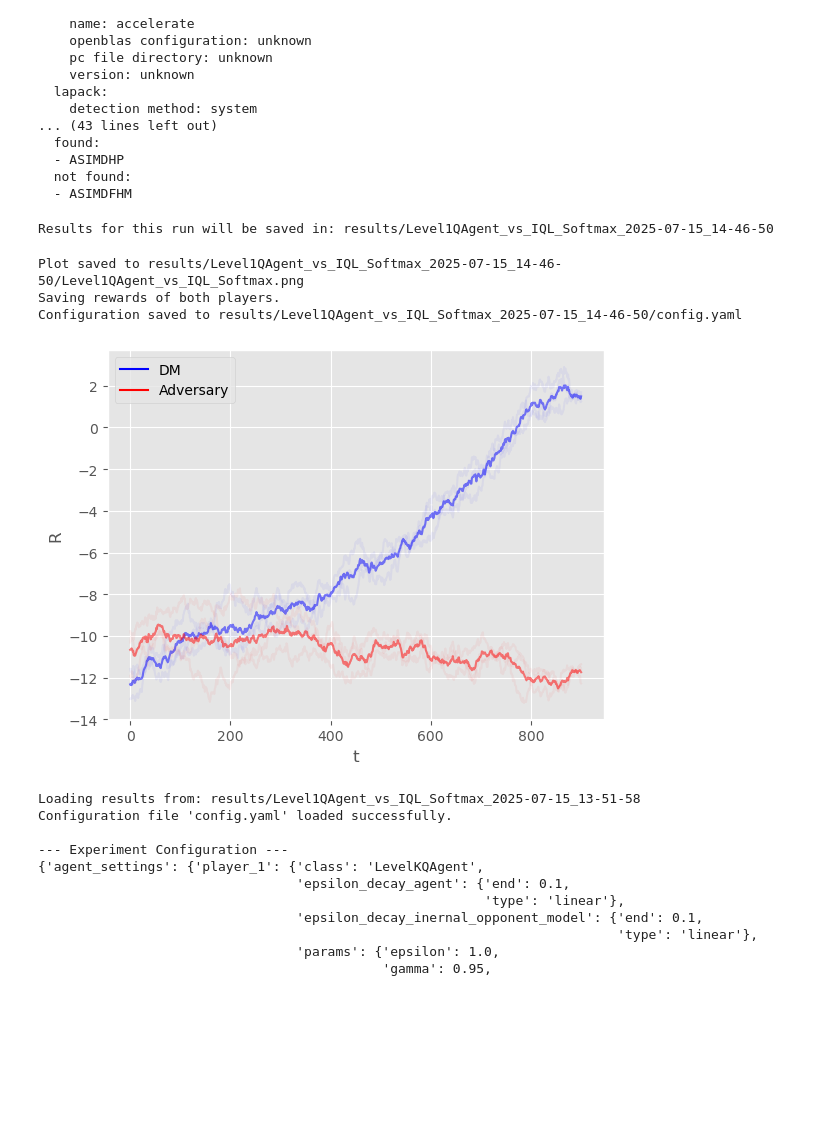
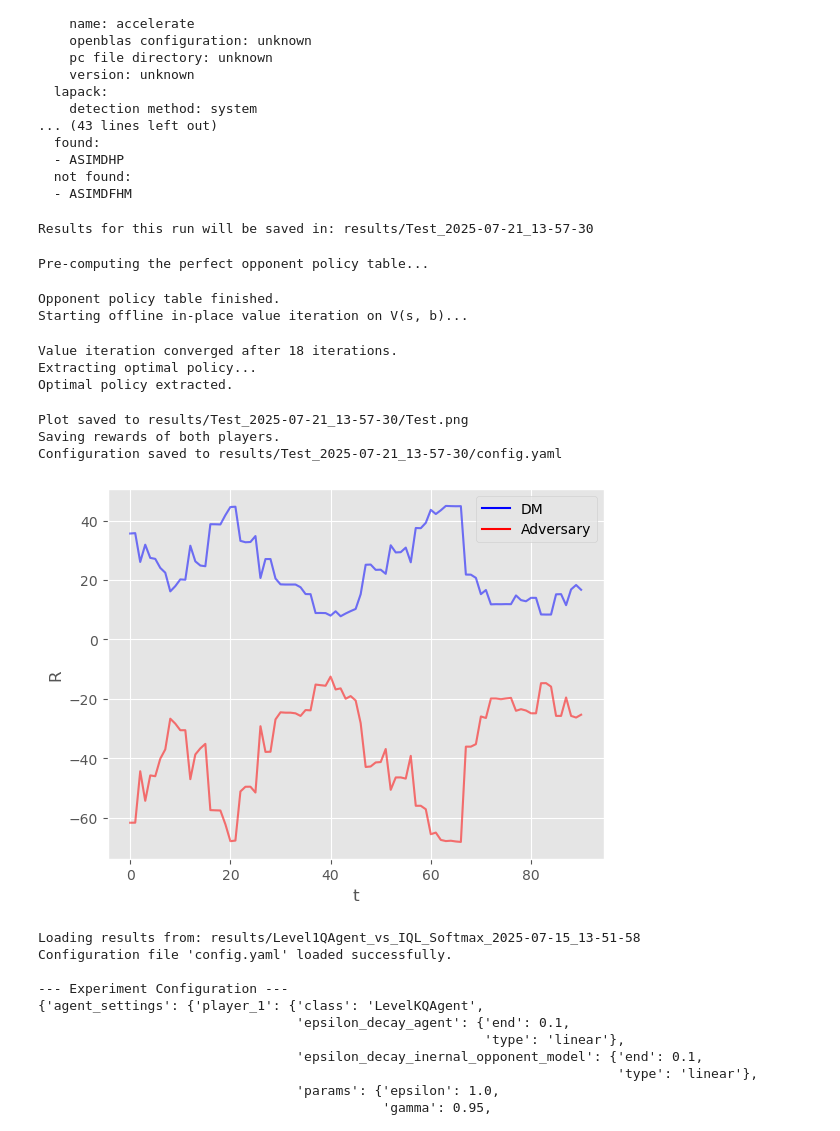
Before and after one commit to Ruzejjur/ARAMARL_TMDP_DP, a Jupyter notebook: TMDP_DP/CoinGame_experiments.ipynb, the cells around one changed output. Saved outputs shown, nothing was run; the diff lists cells and outputs as text; code cells hidden in the pictures; blank space fills up the shorter version.

Commit message:
Added fully functioning version of experiment runner based on yaml config
Tested agains old script

```diff
--- a/TMDP_DP/CoinGame_experiments.ipynb
+++ b/TMDP_DP/CoinGame_experiments.ipynb
@@ -39,15 +35,21 @@ t0 = time.time(); C = A @ B; print("sec:", time.time() - t0)
 # %%
 # Load configuration and run the experiment
 config_file = 'configs/config.yaml'
 config = load_config(config_file)
 
-results_path = run_experiment(config, log_trajectory=True)
+results_path = run_experiment(config, log_trajectory=False)
 # %% [output]
-Results for this run will be saved in: results/Level1QAgent_vs_IQL_Softmax_2025-07-15_14-46-50
+Results for this run will be saved in: results/Test_2025-07-21_13-57-30
-Plot saved to results/Level1QAgent_vs_IQL_Softmax_2025-07-15_14-46-50/Level1QAgent_vs_IQL_Softmax.png
-Saving rewards of both players.
-Configuration saved to results/Level1QAgent_vs_IQL_Softmax_2025-07-15_14-46-50/config.yaml
+Pre-computing the perfect opponent policy table...
+Opponent policy table finished.
+Starting offline in-place value iteration on V(s, b)...
+Value iteration converged after 18 iterations.
+Extracting optimal policy...
+Optimal policy extracted.
+Plot saved to results/Test_2025-07-21_13-57-30/Test.png
+Saving rewards of both players.
+Configuration saved to results/Test_2025-07-21_13-57-30/config.yaml
-[figure, old version]
+[figure, new version]
 # %%
 # Specify the Experiment Run to Analyze
 # ---------------------------------------------
```
Also changed, not shown: parts of 1 cell of this notebook, 7 other files.
